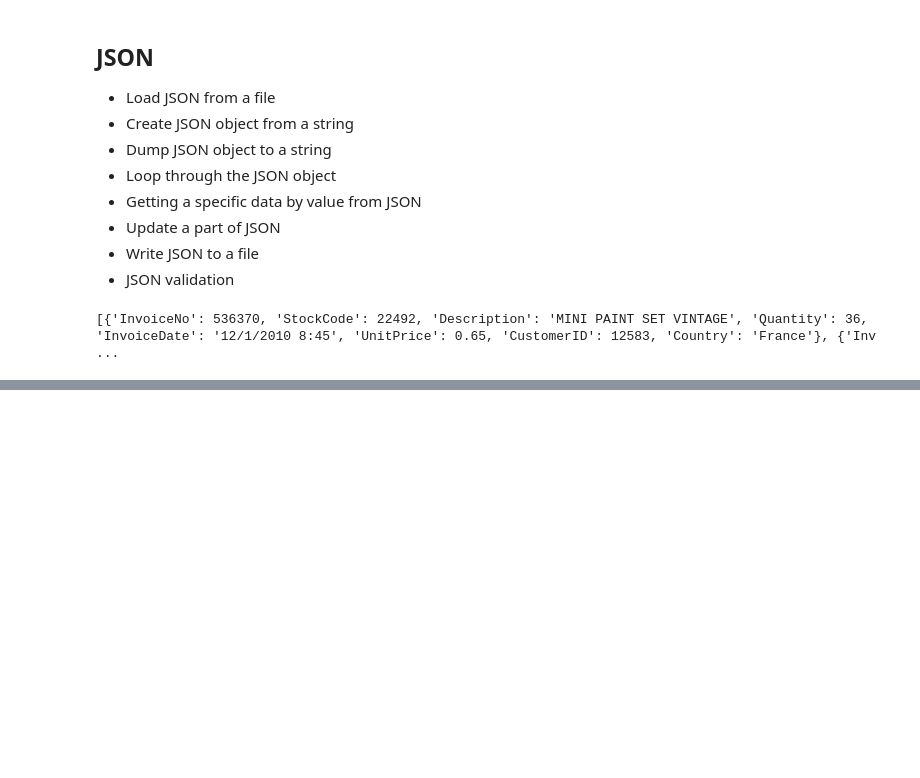
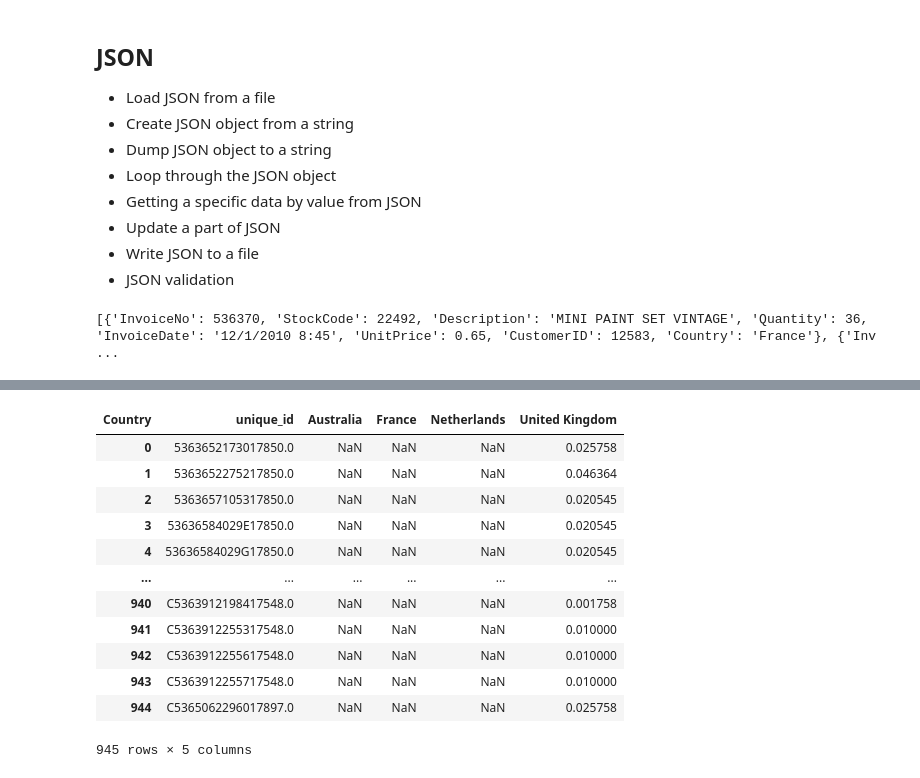
Before and after one commit to irish-luong/DE-data_engineering_summary, a Jupyter notebook: python_4_de/Play With Pandas.ipynb, the cells around one changed output, grey strips where cells are left out. Drawn from its saved outputs; the diff is of its cells as text; code cells hidden in the pictures; blank space fills up the shorter version.

```diff
--- a/python_4_de/Play With Pandas.ipynb
+++ b/python_4_de/Play With Pandas.ipynb
@@ -140,0 +275,18 @@ You should consider upgrading via the '/Users/lap-00893/Documents/max/data_engin
+# %%
+parquet_df = pd.read_parquet("ecommerce_pivot.parquet.gzip")
+
+parquet_df
+# %% [output]
+| Country | unique_id | Australia | France | Netherlands | United Kingdom |
+| 0 | 5363652173017850.0 | NaN | NaN | NaN | 0.025758 |
+| 1 | 5363652275217850.0 | NaN | NaN | NaN | 0.046364 |
+| 2 | 5363657105317850.0 | NaN | NaN | NaN | 0.020545 |
+| 3 | 53636584029E17850.0 | NaN | NaN | NaN | 0.020545 |
+| 4 | 53636584029G17850.0 | NaN | NaN | NaN | 0.020545 |
+| ... | ... | ... | ... | ... | ... |
+| 940 | C5363912198417548.0 | NaN | NaN | NaN | 0.001758 |
+| 941 | C5363912255317548.0 | NaN | NaN | NaN | 0.010000 |
+| 942 | C5363912255617548.0 | NaN | NaN | NaN | 0.010000 |
+| 943 | C5363912255717548.0 | NaN | NaN | NaN | 0.010000 |
+| 944 | C5365062296017897.0 | NaN | NaN | NaN | 0.025758 |
+945 rows × 5 columns
```
Also changed, not shown: parts of 15 cells of this notebook, 10 other files.
